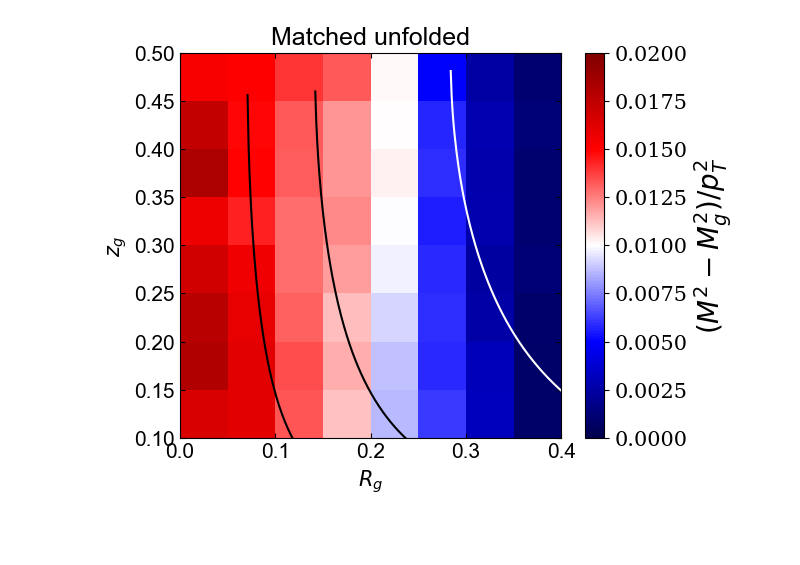
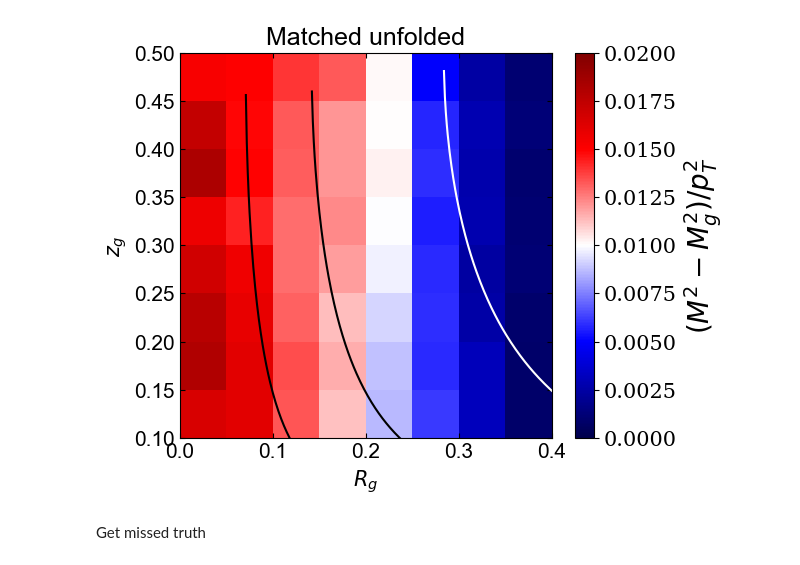
Before and after one commit to y-song/charge_correlator, a Jupyter notebook: plot/fig2.ipynb, the cells around one changed output. Drawn from its saved outputs; the diff is of its cells as text; code cells hidden in the pictures; blank space fills up the shorter version.

```diff
--- a/plot/fig2.ipynb
+++ b/plot/fig2.ipynb
@@ -32,12 +28,6 @@ def addNewBranches(inputDataframe):
     return df_temp
 # %%
 def weighted_avg_and_std(values, weights):
-    """
-    Return the weighted average and standard deviation.
-
-    values, weights -- NumPy ndarrays with the same shape.
-    """
     average = np.average(values, weights=weights)
-    # Fast and numerically precise:
     variance = np.average((values-average)**2, weights=weights)
     return (average, math.sqrt(variance))
@@ -99,34 +80,33 @@ y2 = func(x2,800)
 # %%
 plt.rcParams['font.family'] = 'arial'
 plt.rcParams['font.size'] = '15'
 
-gs1 = gridspec.GridSpec(1,2,width_ratios=(1,12))
+fig = plt.figure(figsize=(6,5))
+ax = plt.gca()
 
-fig = plt.figure(figsize=(7,5))
-plt.subplots_adjust(wspace=0.1, hspace=0)
-
-ax1 = fig.add_subplot(gs1[1])
 plt.pcolormesh(rgedges, zgedges, np.transpose(z2), cmap='seismic')
 #plt.errorbar(np.arange(0.025,0.425,0.05), y_1d, yerr=0, color='k')
 #plt.text(0.05,0.2,'$p+p$  $\sqrt{s}=200$ GeV\nanti-$k_\mathrm{T}$ full jets, R=0.4, |$\eta$|<0.6\n\nMultiFolded with $p_\mathrm{T}, Q, M, M_g, R_g, z_g$\n\n$20 < p_\mathrm{T} < 30$ GeV/$c$', color='k',fontsize=10)
-ax1.tick_params(top=True, right=True, bottom=True, left=True, direction='in', which='both', labelcolor='k')
-#ax1.axes.yaxis.set_ticklabels([])
-#ax1.axes.yaxis.set_minor_locator(MultipleLocator(0.05))
+ax.tick_params(top=True, right=True, bottom=True, left=True, direction='in', which='both', labelcolor='k')
+#ax.axes.yaxis.set_ticklabels([])
+#ax.axes.yaxis.set_minor_locator(MultipleLocator(0.05))
 plt.ylabel(r'$z_g$')
 plt.xlabel(r'$R_g$')
 #plt.xticks(np.arange(0,1.1,0.1))
 plt.clim(0,0.02)
 plt.ylim(0.1,0.5)
 plt.plot(x0,y0, color='white')
 plt.plot(x1,y1, color='k')
 plt.plot(x2,y2, color='k')
 plt.title('Matched unfolded')
 cbar = plt.colorbar()
 for l in cbar.ax.yaxis.get_ticklabels():
     l.set_family("serif")
 cbar.set_label(r'$(M^2-M_g^2)/p_T^2$',font='arial',fontsize=20)
 # %% [output]
-[figure, old version]
+[figure, new version]
+# %% [markdown]
+Get missed truth
 # %%
 def getData(observables, filename, treename):
     return (uproot.open(filename)[treename]).arrays(observables, library='pd')
```
Also changed, not shown: parts of 20 cells of this notebook, 2 other files.
